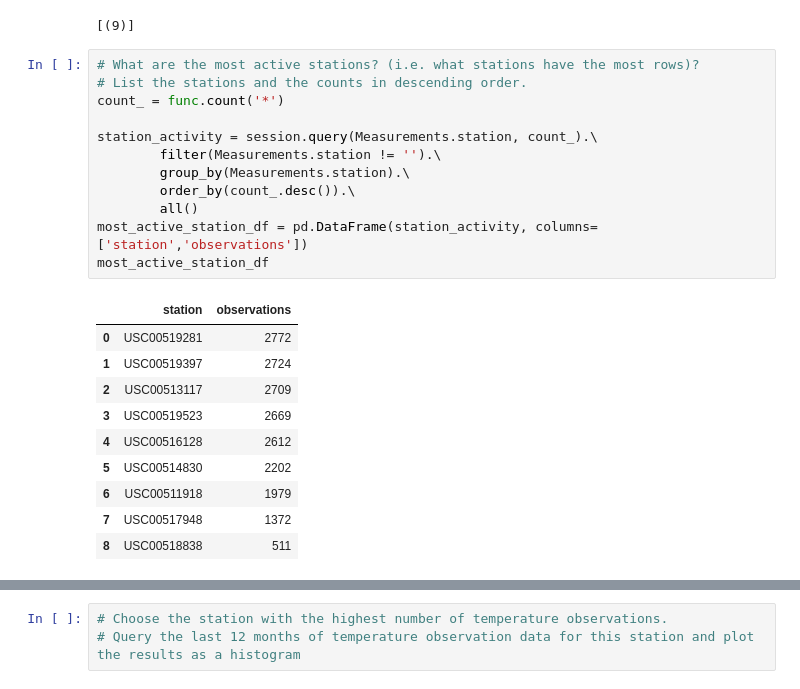
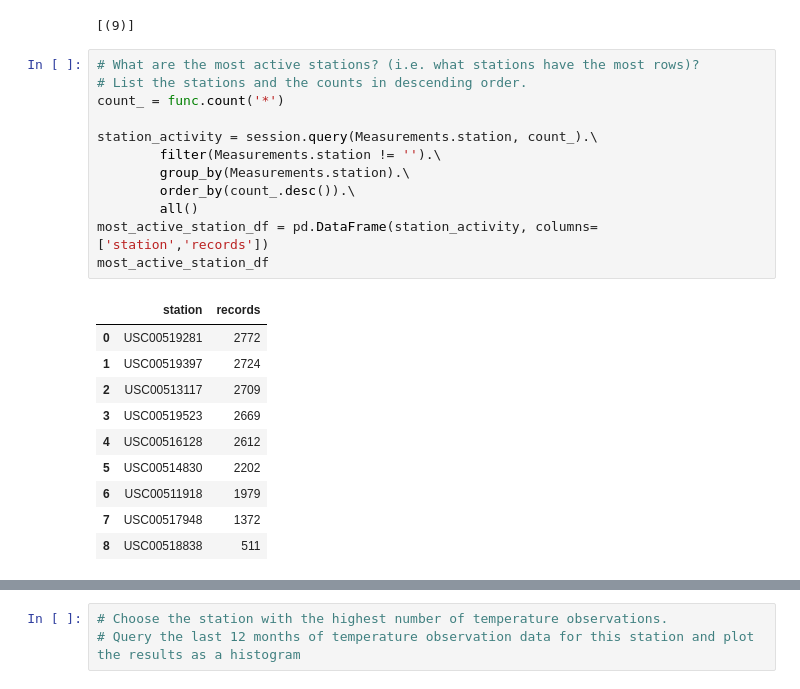
Before and after one commit to cmcoder9/sqlalchemy-challenge, a Jupyter notebook: climate_starter.ipynb, the cells around one changed output, grey strips where cells are left out. Saved outputs shown, nothing was run; the diff lists cells and outputs as text.

```diff
--- a/climate_starter.ipynb
+++ b/climate_starter.ipynb
@@ -281,17 +281,17 @@ session.query(func.count(Stations.station)).all()
 # %%
 # What are the most active stations? (i.e. what stations have the most rows)?
 # List the stations and the counts in descending order.
 count_ = func.count('*')
 
 station_activity = session.query(Measurements.station, count_).\
         filter(Measurements.station != '').\
         group_by(Measurements.station).\
         order_by(count_.desc()).\
         all()
-most_active_station_df = pd.DataFrame(station_activity, columns=['station','observations'])
+most_active_station_df = pd.DataFrame(station_activity, columns=['station','records'])
 most_active_station_df
 # %% [output]
-|  | station | observations |
+|  | station | records |
 | 0 | USC00519281 | 2772 |
 | 1 | USC00519397 | 2724 |
 | 2 | USC00513117 | 2709 |
```
Also changed, not shown: parts of 1 cell of this notebook.
